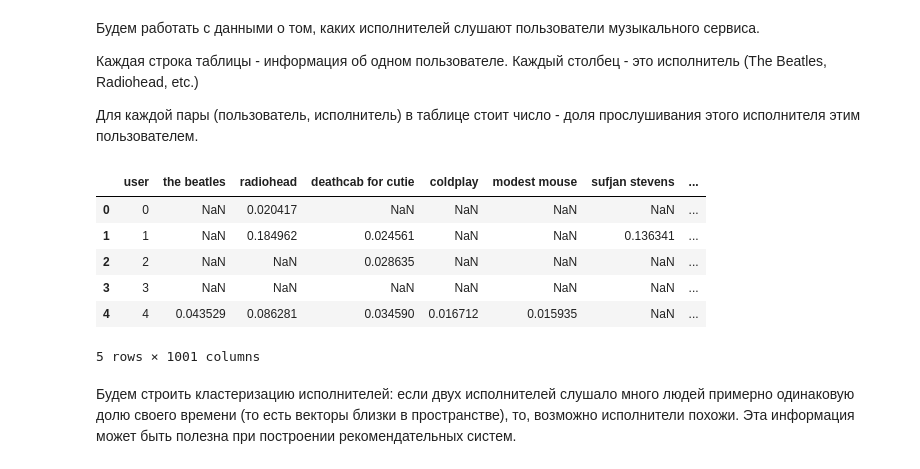
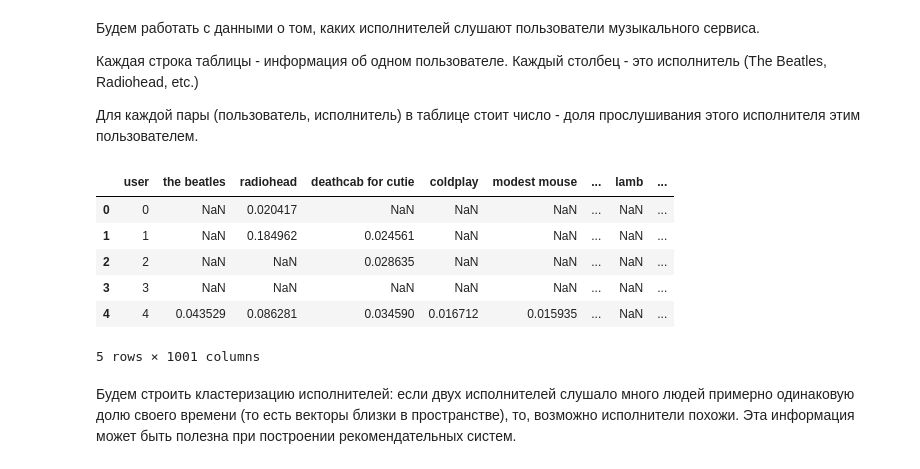
Before and after one commit to FreeCadelca/IAD_ML_HW1, a Jupyter notebook: hw08_boosting/hw-08-KuleshovDmitriy.ipynb, the cells around one changed output. Saved outputs shown, nothing was run; the diff lists cells and outputs as text; code cells hidden in the pictures.

```diff
--- a/hw08_boosting/hw-08-KuleshovDmitriy.ipynb
+++ b/hw08_boosting/hw-08-KuleshovDmitriy.ipynb
@@ -372,16 +328,16 @@ LightGBM: {'subsample': 0.6, 'num_leaves': 15, 'n_estimators': 200, 'max_depth':
 # %%
 import pandas as pd
 
-ratings = pd.read_excel("https://github.com/evgpat/edu_stepik_rec_sys/blob/main/datasets/sample_matrix.xlsx?raw=true",
+ratings_og = pd.read_excel("https://github.com/evgpat/edu_stepik_rec_sys/blob/main/datasets/sample_matrix.xlsx?raw=true",
                         engine='openpyxl')
-ratings.head()
+ratings_og.head()
 # %% [output]
-|  | user | the beatles | radiohead | deathcab for cutie | coldplay | modest mouse | sufjan stevens | ... |
-| 0 | 0 | NaN | 0.020417 | NaN | NaN | NaN | NaN | ... |
-| 1 | 1 | NaN | 0.184962 | 0.024561 | NaN | NaN | 0.136341 | ... |
-| 2 | 2 | NaN | NaN | 0.028635 | NaN | NaN | NaN | ... |
-| 3 | 3 | NaN | NaN | NaN | NaN | NaN | NaN | ... |
-| 4 | 4 | 0.043529 | 0.086281 | 0.034590 | 0.016712 | 0.015935 | NaN | ... |
+|  | user | the beatles | radiohead | deathcab for cutie | coldplay | modest mouse | ... | lamb | ... |
+| 0 | 0 | NaN | 0.020417 | NaN | NaN | NaN | ... | NaN | ... |
+| 1 | 1 | NaN | 0.184962 | 0.024561 | NaN | NaN | ... | NaN | ... |
+| 2 | 2 | NaN | NaN | 0.028635 | NaN | NaN | ... | NaN | ... |
+| 3 | 3 | NaN | NaN | NaN | NaN | NaN | ... | NaN | ... |
+| 4 | 4 | 0.043529 | 0.086281 | 0.034590 | 0.016712 | 0.015935 | ... | NaN | ... |
 5 rows × 1001 columns
 # %% [markdown]
 Будем строить кластеризацию исполнителей: если двух исполнителей слушало много людей примерно одинаковую долю своего времени (то есть векторы близки в пространстве), то, возможно исполнители похожи. Эта информация может быть полезна при построении рекомендательных систем.
```
Also changed, not shown: parts of 34 cells of this notebook.
